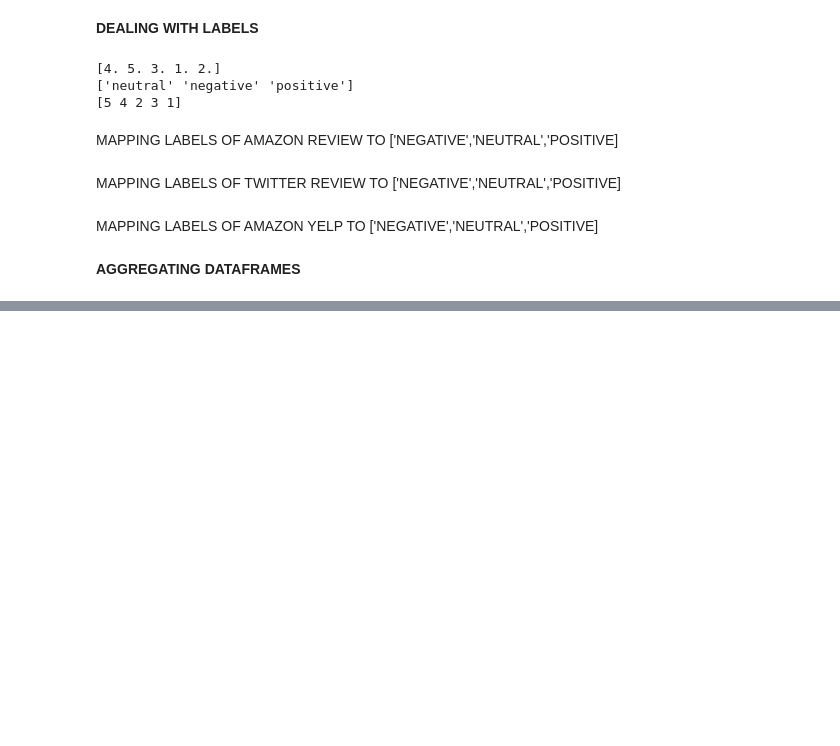
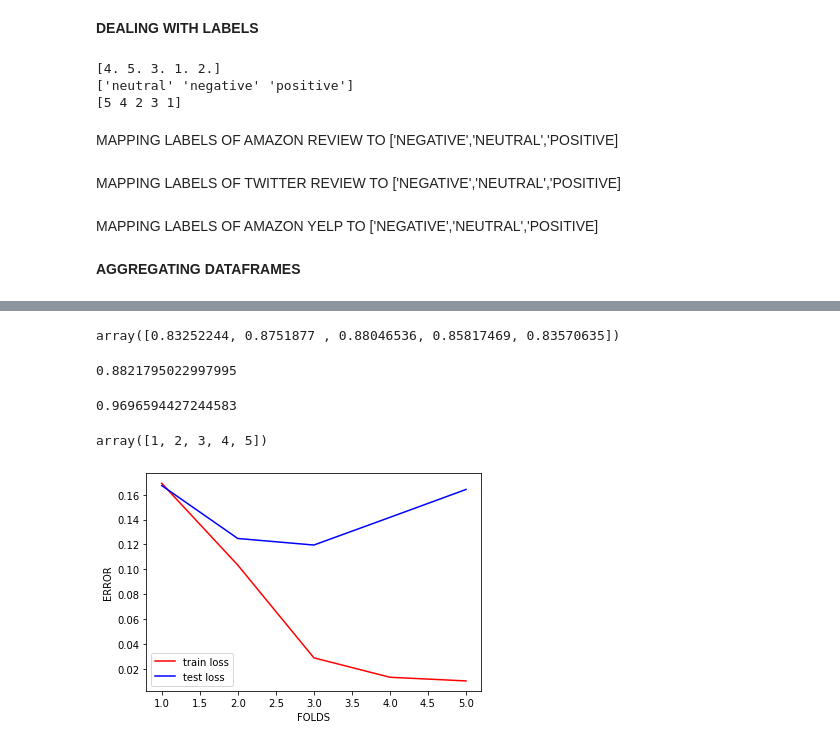
Before and after one commit to joshua31082002/sentiment_analysis_demo, a Jupyter notebook: test.ipynb, the cells around one changed output, grey strips where cells are left out. Cells and saved outputs as stored; diff of their text form; code cells hidden in the pictures; blank space fills up the shorter version.

```diff
--- a/test.ipynb
+++ b/test.ipynb
@@ -135,0 +277,14 @@ True
+# %%
+random_search_svc = RandomizedSearchCV(estimator = pipe1,
+                                        param_distributions=param_grid1,
+                                        cv=10,
+                                        refit= 'acc',
+                                        scoring={'acc':'accuracy',
+                                                 'mse':'neg_mean_squared_error'
+                                                },
+                                        n_jobs=6,
+                                        n_iter = 5,
+                                        return_train_score=True
+                                )
+# %%
+random_search_svc.fit(X_train,y_train)
@@ -135,0 +341,30 @@ True
+# %%
+random_search_svc.cv_results_['mean_test_acc']
+# %% [output]
+array([0.83252244, 0.8751877 , 0.88046536, 0.85817469, 0.83570635])
+# %%
+from sklearn.metrics import accuracy_score
+accuracy_score(y_test,y_test_predictions)
+# %% [output]
+0.8821795022997995
+# %%
+accuracy_score(y_train,y_train_predictions)
+# %% [output]
+0.9696594427244583
+# %%
+train_loss = -random_search_svc.cv_results_['mean_train_mse']
+test_loss = -random_search_svc.cv_results_['mean_test_mse']
+# %%
+cross_val = np.arange(5)+1
+cross_val
+# %% [output]
+array([1, 2, 3, 4, 5])
+# %%
+plt.plot(cross_val,train_loss,color='r',label='train loss')
+plt.plot(cross_val,test_loss,color='b',label='test loss')
+plt.xlabel('FOLDS')
+plt.ylabel('ERROR')
+plt.legend()
+plt.show()
+# %% [output]
+[figure, added]
```
Also changed, not shown: parts of 31 cells of this notebook, 1 other file.
